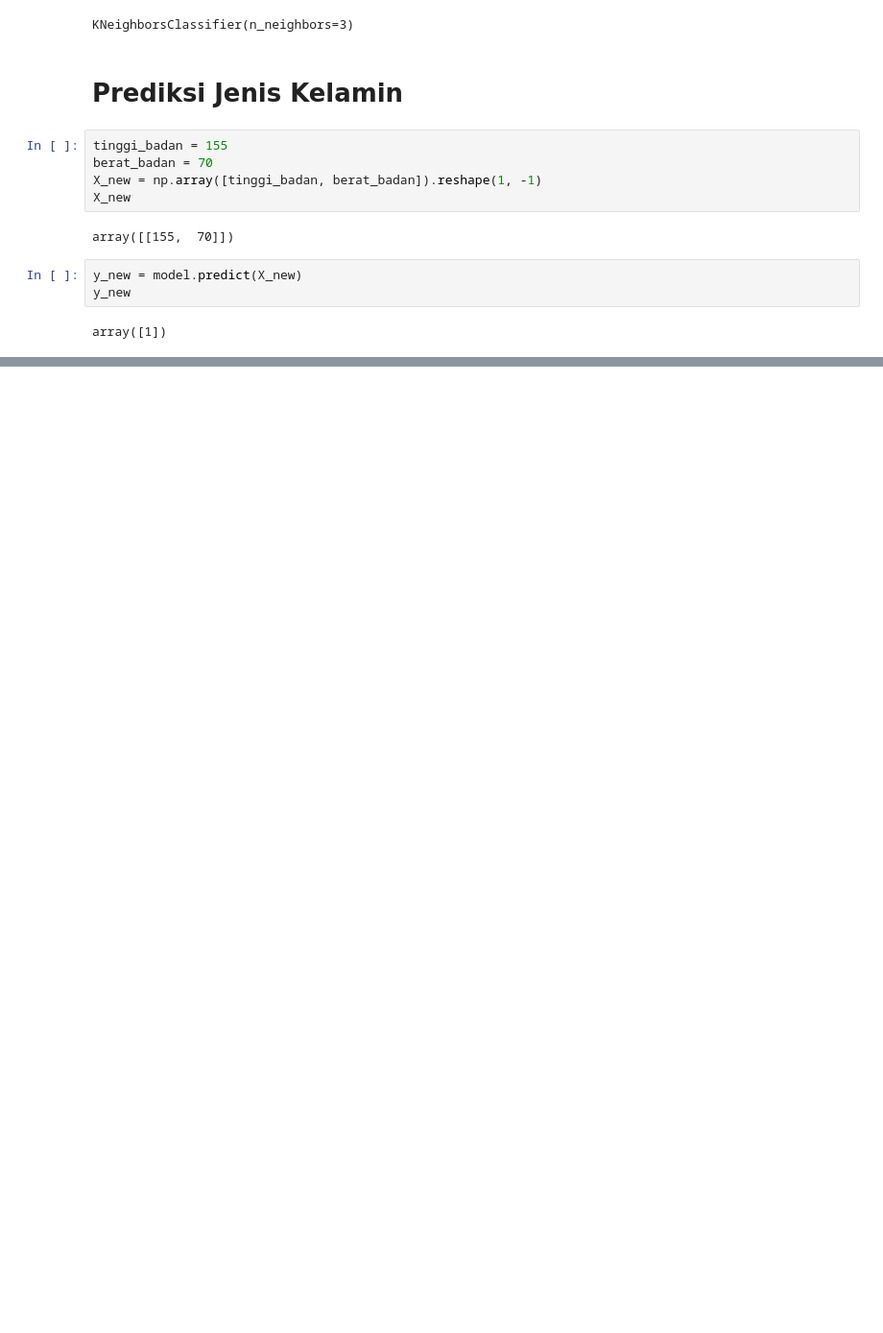
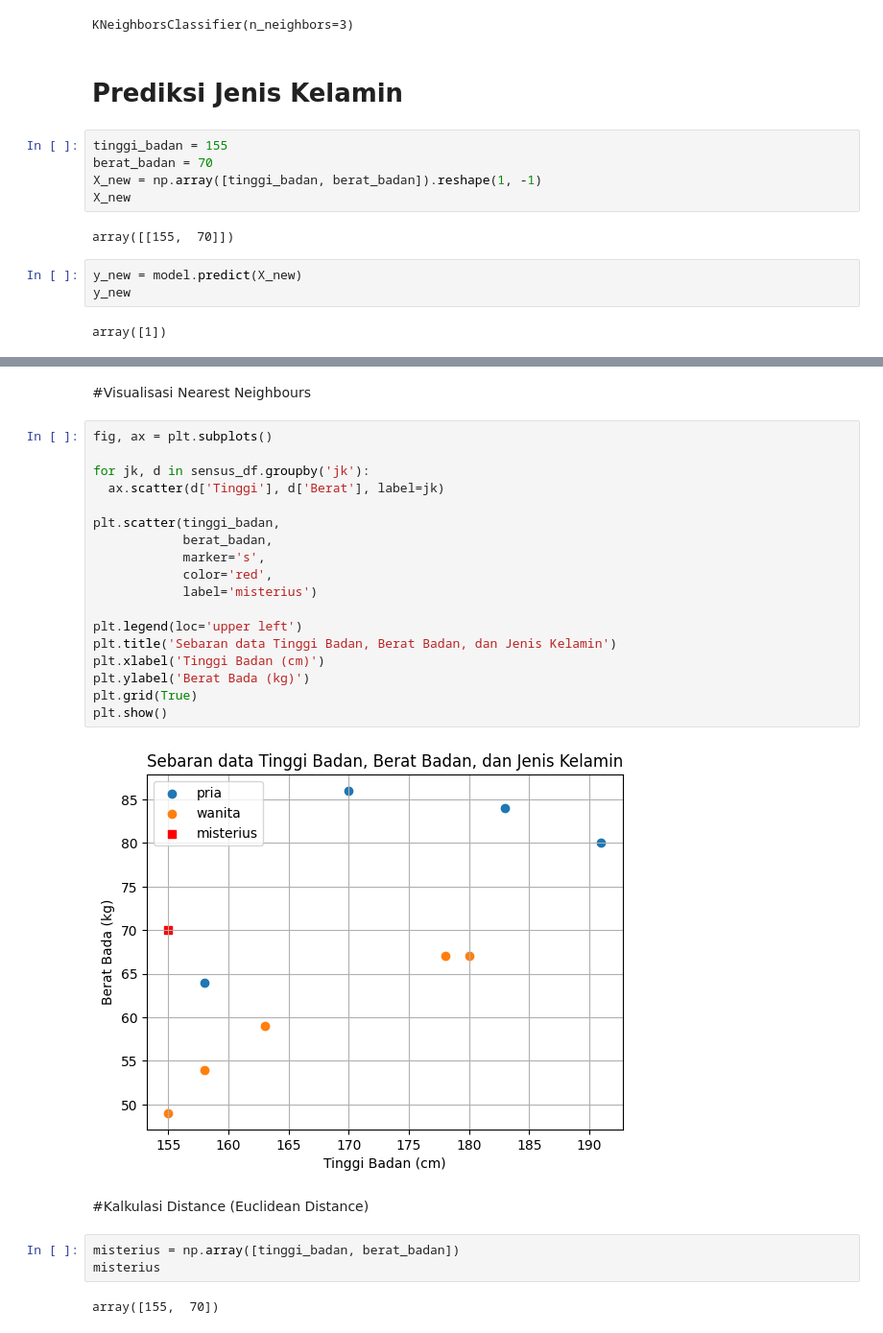
Before and after one commit to Rizki-132/Allmateri, a Jupyter notebook: CLASIFICATION_KNN_K_Nearest_Neighbours.ipynb, the cells around one changed output, grey strips where cells are left out. Shown at 96% size. Cells and saved outputs as stored; diff of their text form; blank space fills up the shorter version.

```diff
--- a/CLASIFICATION_KNN_K_Nearest_Neighbours.ipynb
+++ b/CLASIFICATION_KNN_K_Nearest_Neighbours.ipynb
@@ -120,2 +120,31 @@ lb.inverse_transform(y_new)
 # %% [output]
 array([1])
+# %% [markdown]
+#Visualisasi Nearest Neighbours
+# %%
+fig, ax = plt.subplots()
+
+for jk, d in sensus_df.groupby('jk'):
+  ax.scatter(d['Tinggi'], d['Berat'], label=jk)
+
+plt.scatter(tinggi_badan,
+            berat_badan,
+            marker='s',
+            color='red',
+            label='misterius')
+
+plt.legend(loc='upper left')
+plt.title('Sebaran data Tinggi Badan, Berat Badan, dan Jenis Kelamin')
+plt.xlabel('Tinggi Badan (cm)')
+plt.ylabel('Berat Bada (kg)')
+plt.grid(True)
+plt.show()
+# %% [output]
+[figure, added]
+# %% [markdown]
+#Kalkulasi Distance (Euclidean Distance)
+# %%
+misterius = np.array([tinggi_badan, berat_badan])
+misterius
+# %% [output]
+array([155,  70])
```
Also changed, not shown: parts of 4 cells of this notebook.
